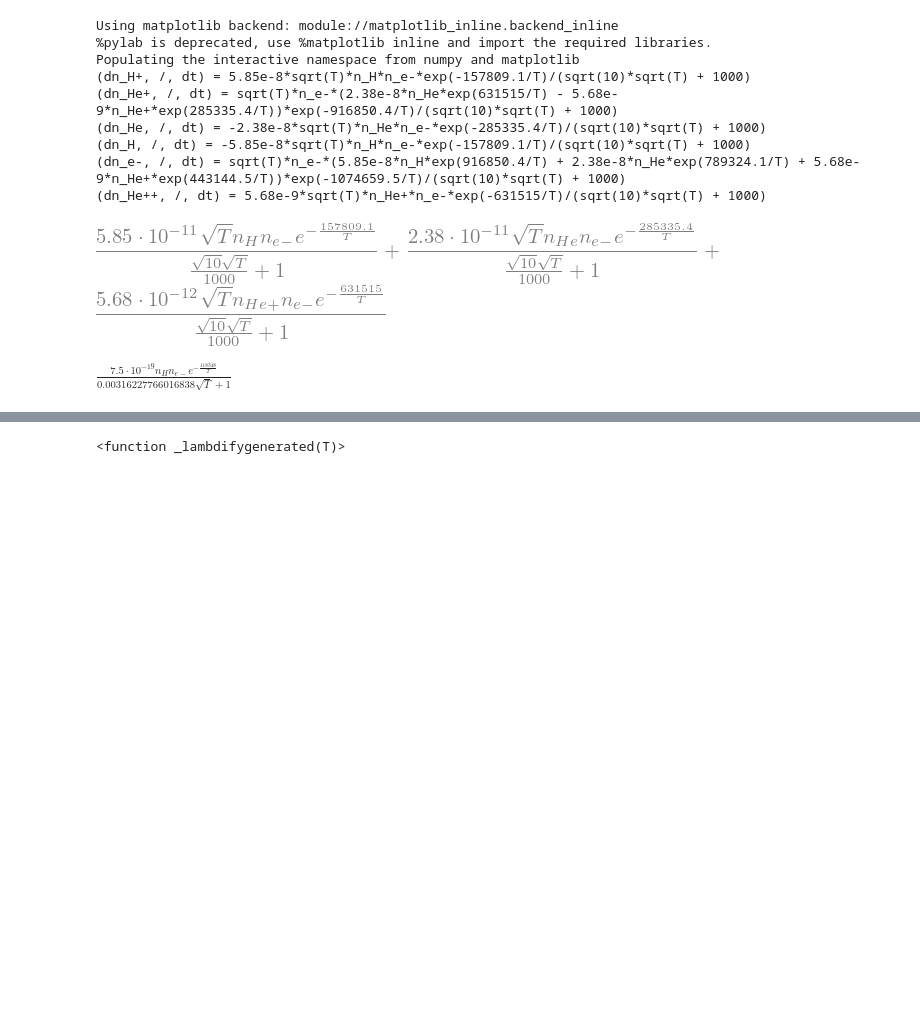
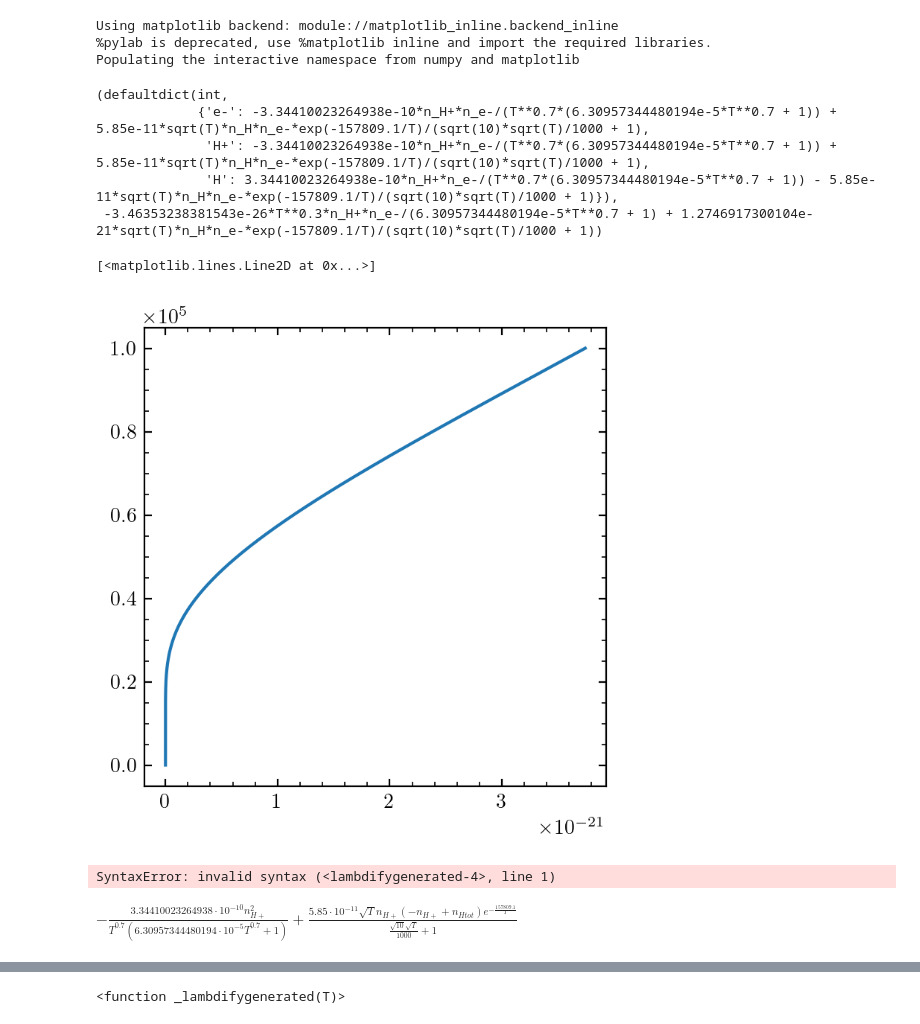
Before and after one commit to mikegrudic/pism, a Jupyter notebook: process_test.ipynb, the cells around one changed output, grey strips where cells are left out. Drawn from its saved outputs; the diff is of its cells as text; code cells hidden in the pictures; blank space fills up the shorter version.

Commit message:
fully implemented kwh network

```diff
--- a/process_test.ipynb
+++ b/process_test.ipynb
@@ -2,37 +2,57 @@
 %pylab
 #from pism.processes.nbody_process import NBodyProcess
 from pism.processes import LineCoolingSimple, Process
-from pism.processes import Ionization, CollisionalIonization
+from pism.processes import Ionization, CollisionalIonization, GasPhaseRecombination, FreeFreeEmission
 from pism.symbols import *
 import sympy as sp
 #sp.simpl
 
 
-line_cooling = LineCoolingSimple("H","e-") + LineCoolingSimple("He+","e-")
-line_cooling += LineCoolingSimple("C+")
+H_only_network = CollisionalIonization("H") + GasPhaseRecombination("H+")
 
-# (Cplus_cooling + line_cooling).heat
-total = CollisionalIonization() + line_cooling
 
-total.print_network_equations()
+H_only_network.network, H_only_network.heat
+# line_cooling = LineCoolingSimple("H","e-") + LineCoolingSimple("He+","e-")
+# line_cooling += LineCoolingSimple("C+")
+
+# # (Cplus_cooling + line_cooling).heat
+# total = CollisionalIonization() + line_cooling
 # %% [output]
 Using matplotlib backend: module://matplotlib_inline.backend_inline
 %pylab is deprecated, use %matplotlib inline and import the required libraries.
 Populating the interactive namespace from numpy and matplotlib
-(dn_H+, /, dt) = 5.85e-8*sqrt(T)*n_H*n_e-*exp(-157809.1/T)/(sqrt(10)*sqrt(T) + 1000)
-(dn_He+, /, dt) = sqrt(T)*n_e-*(2.38e-8*n_He*exp(631515/T) - 5.68e-9*n_He+*exp(285335.4/T))*exp(-916850.4/T)/(sqrt(10)*sqrt(T) + 1000)
-(dn_He, /, dt) = -2.38e-8*sqrt(T)*n_He*n_e-*exp(-285335.4/T)/(sqrt(10)*sqrt(T) + 1000)
-(dn_H, /, dt) = -5.85e-8*sqrt(T)*n_H*n_e-*exp(-157809.1/T)/(sqrt(10)*sqrt(T) + 1000)
-(dn_e-, /, dt) = sqrt(T)*n_e-*(5.85e-8*n_H*exp(916850.4/T) + 2.38e-8*n_He*exp(789324.1/T) + 5.68e-9*n_He+*exp(443144.5/T))*exp(-1074659.5/T)/(sqrt(10)*sqrt(T) + 1000)
-(dn_He++, /, dt) = 5.68e-9*sqrt(T)*n_He+*n_e-*exp(-631515/T)/(sqrt(10)*sqrt(T) + 1000)
+(defaultdict(int,
+             {'e-': -3.34410023264938e-10*n_H+*n_e-/(T**0.7*(6.30957344480194e-5*T**0.7 + 1)) + 5.85e-11*sqrt(T)*n_H*n_e-*exp(-157809.1/T)/(sqrt(10)*sqrt(T)/1000 + 1),
+              'H+': -3.34410023264938e-10*n_H+*n_e-/(T**0.7*(6.30957344480194e-5*T**0.7 + 1)) + 5.85e-11*sqrt(T)*n_H*n_e-*exp(-157809.1/T)/(sqrt(10)*sqrt(T)/1000 + 1),
+              'H': 3.34410023264938e-10*n_H+*n_e-/(T**0.7*(6.30957344480194e-5*T**0.7 + 1)) - 5.85e-11*sqrt(T)*n_H*n_e-*exp(-157809.1/T)/(sqrt(10)*sqrt(T)/1000 + 1)}),
+ -3.46353238381543e-26*T**0.3*n_H+*n_e-/(6.30957344480194e-5*T**0.7 + 1) + 1.2746917300104e-21*sqrt(T)*n_H*n_e-*exp(-157809.1/T)/(sqrt(10)*sqrt(T)/1000 + 1))
+# %%
+
+xe = 0.9
+a =H_only_network.heat.replace(sp.symbols("n_H"),xe).replace(sp.symbols("n_H+"),1-xe).replace(sp.symbols("n_e-"),1-xe)
+
+Tgrid = np.logspace(1,5,10**3)
+#np.interp(0, [float(a.replace(sp.symbols("T"),t)) for t in Tgrid], Tgrid)
+#plt.plot([float(a.replace(sp.symbols("T"),t)) for t in Tgrid], Tgrid)
+#sp.lambdify(a, sp.symbols("T"))
+# %% [output]
+[<matplotlib.lines.Line2D at 0x...>]
+[figure, added]
 # %%
-total.network["e-"]
+sp.lambdify(GasPhaseRecombination("H+").heat.replace(sp.symbols("n_H"),0).replace(sp.symbols("n_H+"),1).replace(sp.symbols("n_e-"),1),sp.symbols("T"))
+#from pism.processes import GasPhaseRecombination, CollisionalIonization
+#import sympy as sp
+#GasPhaseRecombination().network["e-"].subs(sp.symbols("n_e-"), sp.symbols("n_H+") + sp.symbols("n_He+") + 2*sp.symbols("n_He++"))
 # %% [output]
-[figure, removed]
+SyntaxError: invalid syntax (<lambdifygenerated-4>, line 1)
 # %%
-sympy
+network = GasPhaseRecombination("H+") + CollisionalIonization("H")
+
+network.network["e-"].replace(sp.symbols("n_e-"),sp.symbols("n_H+")).replace(sp.symbols("n_H"), sp.symbols("n_Htot")-sp.symbols("n_H+"))
+
+# system = list(network.network.values()) + [sp.symbols("n_e-") - sp.symbols("n_H+")] + [sp.symbols("n_H+") + sp.symbols("n_H") - sp.symbols("n_Htot")]
 # %% [output]
-$\displaystyle \frac{7.5 \cdot 10^{-19} n_{H} n_{e-} e^{- \frac{118348}{T}}}{0.00316227766016838 \sqrt{T} + 1}$
+$\displaystyle - \frac{3.34410023264938 \cdot 10^{-10} n_{H+}^{2}}{T^{0.7} \left(6.30957344480194 \cdot 10^{-5} T^{0.7} + 1\right)} + \frac{5.85 \cdot 10^{-11} \sqrt{T} n_{H+} \left(- n_{H+} + n_{Htot}\right) e^{- \frac{157809.1}{T}}}{\frac{\sqrt{10} \sqrt{T}}{1000} + 1}$
 # %%
 
 LineCoolingProcess('H','e-').heat_rate_coefficient
```
Also changed, not shown: parts of 1 cell of this notebook, 4 other files.
